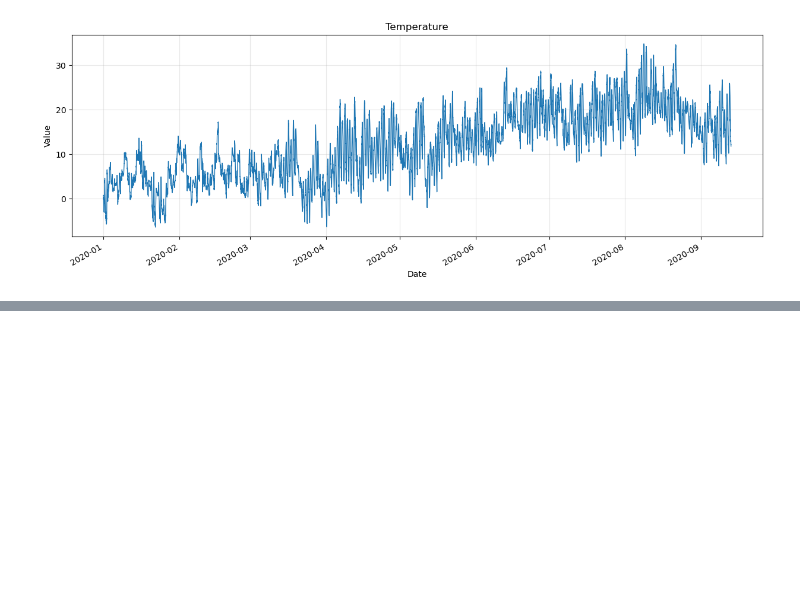
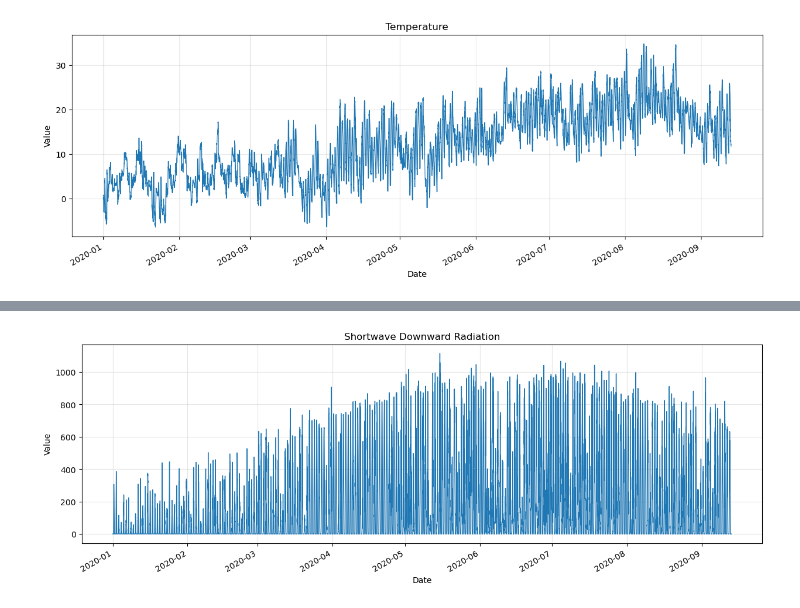
Before and after one commit to MrWlobo/Weather-Forecasting, a Jupyter notebook: main.ipynb, the cells around one changed output, grey strips where cells are left out. Saved outputs shown, nothing was run; the diff lists cells and outputs as text; code cells hidden in the pictures; blank space fills up the shorter version.

```diff
--- a/main.ipynb
+++ b/main.ipynb
@@ -208,0 +213,4 @@ plot_series(eda_df, "rh", "Humidity")
+# %%
+plot_series(eda_df, "SWDR", "Shortwave Downward Radiation")
+# %% [output]
+[figure, added]
```
Also changed, not shown: parts of 4 cells of this notebook.
